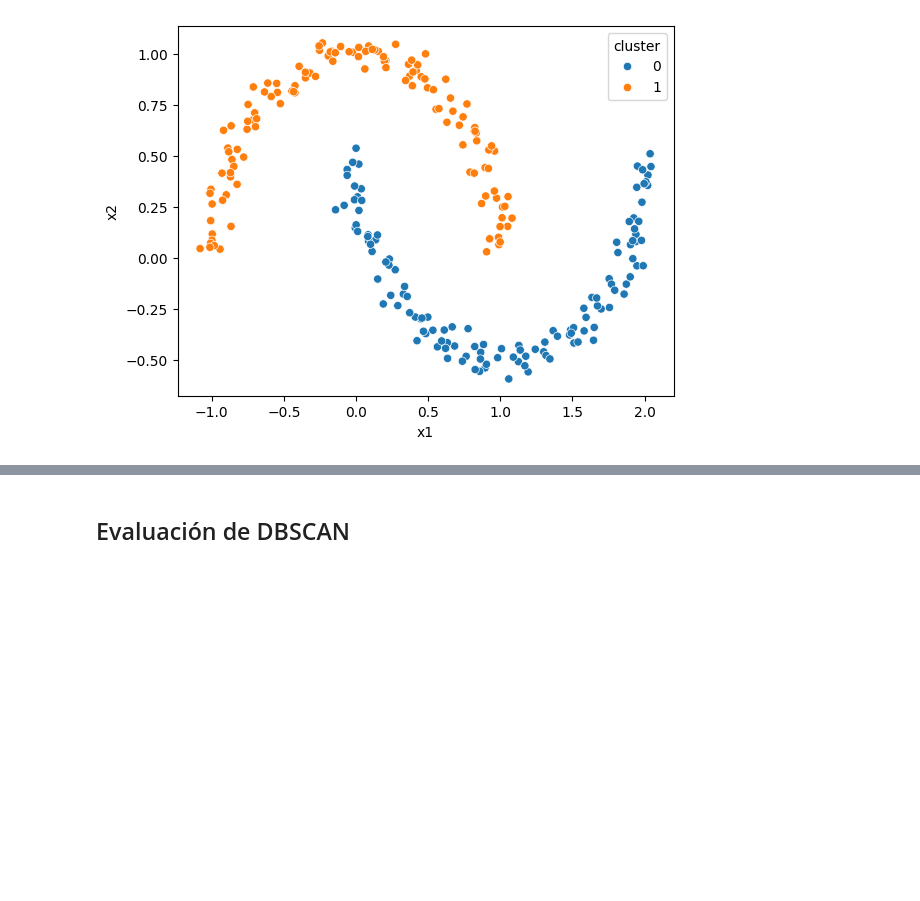
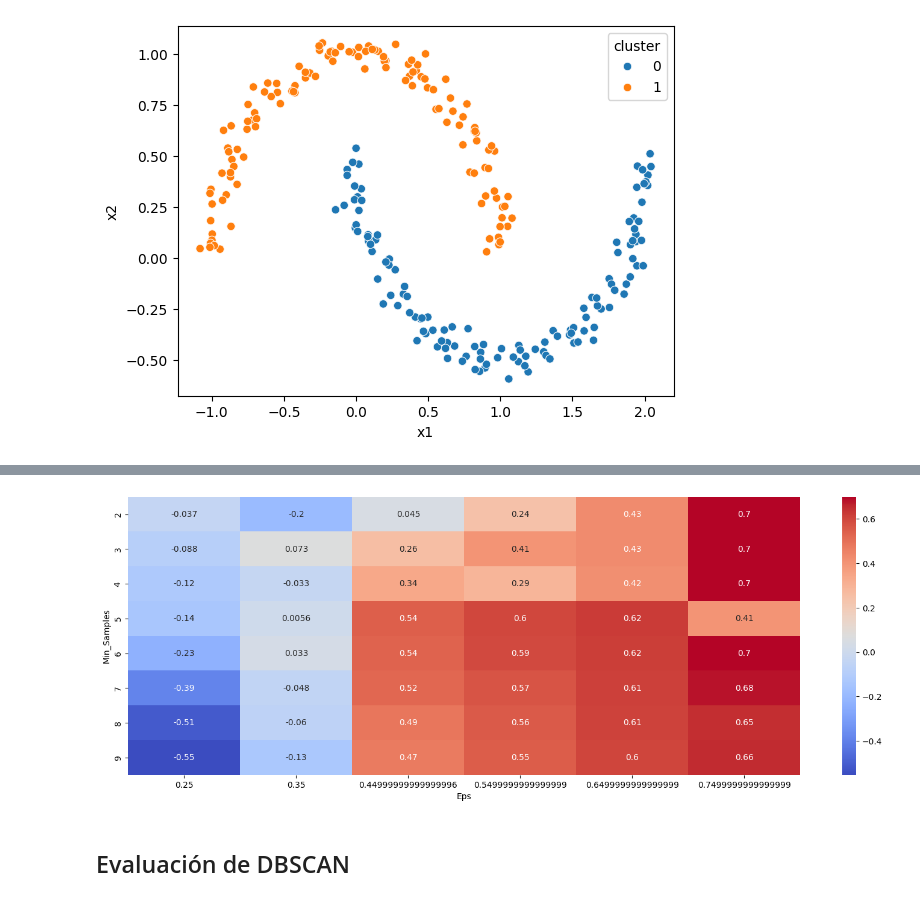
Before and after one commit to electrojam/Curso-de-Clustering-con-Python-y-scikit-learn, a Jupyter notebook: dbscan.ipynb, the cells around one changed output, grey strips where cells are left out. Saved outputs shown, nothing was run; the diff lists cells and outputs as text; code cells hidden in the pictures; blank space fills up the shorter version.

```diff
--- a/dbscan.ipynb
+++ b/dbscan.ipynb
@@ -119,0 +176,6 @@ plt.show()
+# %%
+sil_scores = []
+
+for p in dbscan_params:
+  y_pred = DBSCAN(eps=p[0], min_samples=p[1]).fit_predict(X)
+  sil_scores.append(silhouette_score(X, y_pred))
@@ -119,0 +202,7 @@ plt.show()
+# %%
+# Ahora graficamos
+
+df_params_tunning = pd.DataFrame.from_records(dbscan_params, columns = ['Eps', 'Min_Samples']) # con pandas volvemos a dataframe
+df_params_tunning['sil_scores'] = sil_scores
+# %%
+pivot_data = pd.pivot_table(df_params_tunning, values='sil_scores', index='Min_Samples', columns='Eps')
@@ -120,2 +222,10 @@ plt.show()
+# %%
+fig, ax = plt.subplots(figsize=(18,6))
+sns.heatmap(pivot_data, annot=True, annot_kws={'size':10}, cmap='coolwarm', ax=ax)
+plt.show()
+
+#La gráfica arroja que los puntos más rojos tienen mejor índice o coeficiente de silueta
+# %% [output]
+[figure, added]
 # %% [markdown]
 ## Evaluación de DBSCAN
```
Also changed, not shown: parts of 16 cells of this notebook.
